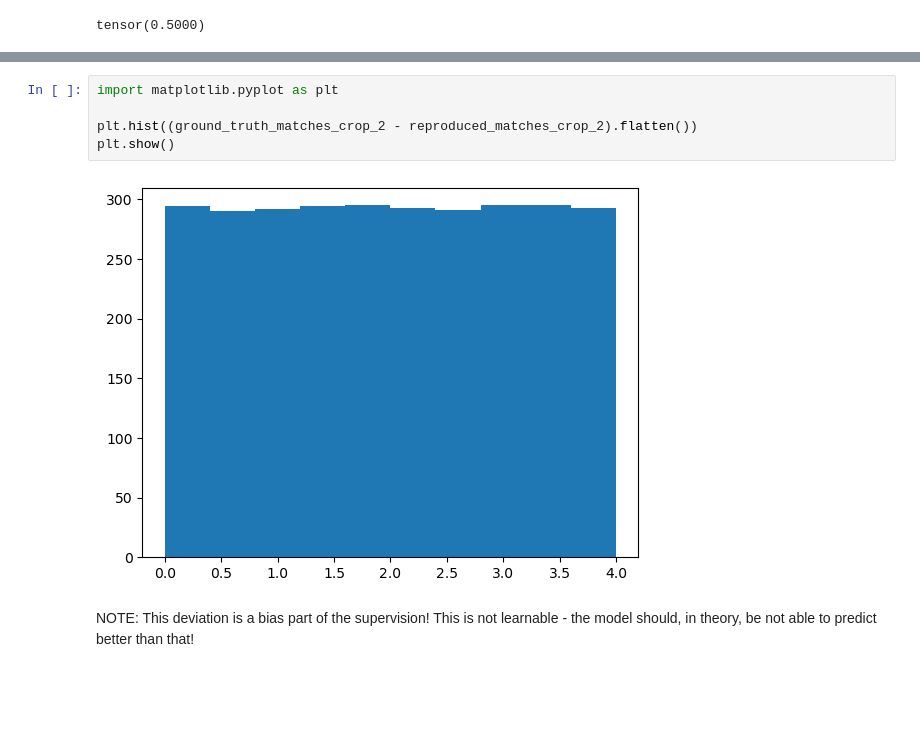
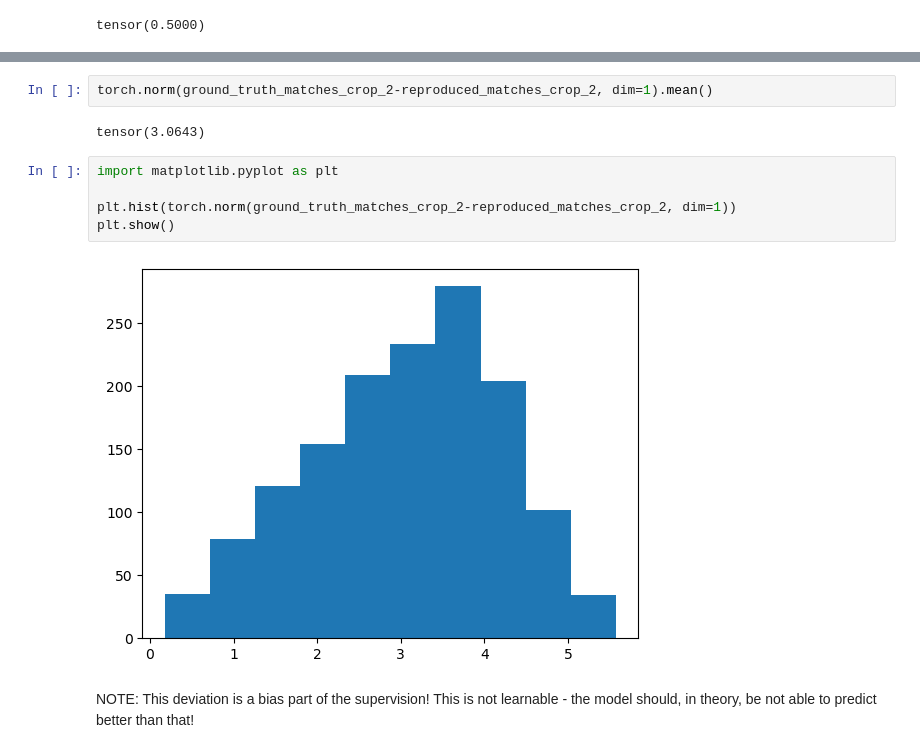
Before and after one commit to rorinr/HyperBrain, a Jupyter notebook: notebooks/testing/refinement_supervision_testing.ipynb, the cells around one changed output, grey strips where cells are left out. Saved outputs shown, nothing was run; the diff lists cells and outputs as text; blank space fills up the shorter version.

```diff
--- a/notebooks/testing/refinement_supervision_testing.ipynb
+++ b/notebooks/testing/refinement_supervision_testing.ipynb
@@ -143,10 +139,14 @@ tensor(3.9985)
+# %%
+torch.norm(ground_truth_matches_crop_2-reproduced_matches_crop_2, dim=1).mean()
+# %% [output]
+tensor(3.0643)
 # %%
 import matplotlib.pyplot as plt
 
-plt.hist((ground_truth_matches_crop_2 - reproduced_matches_crop_2).flatten())
+plt.hist(torch.norm(ground_truth_matches_crop_2-reproduced_matches_crop_2, dim=1))
 plt.show()
 # %% [output]
-[figure, old version]
+[figure, new version]
 # %% [markdown]
 NOTE: This deviation is a bias part of the supervision! This is not learnable - the model should, in theory, be not able to predict better than that!
 # %% [markdown]
```
Also changed, not shown: parts of 7 cells of this notebook.
